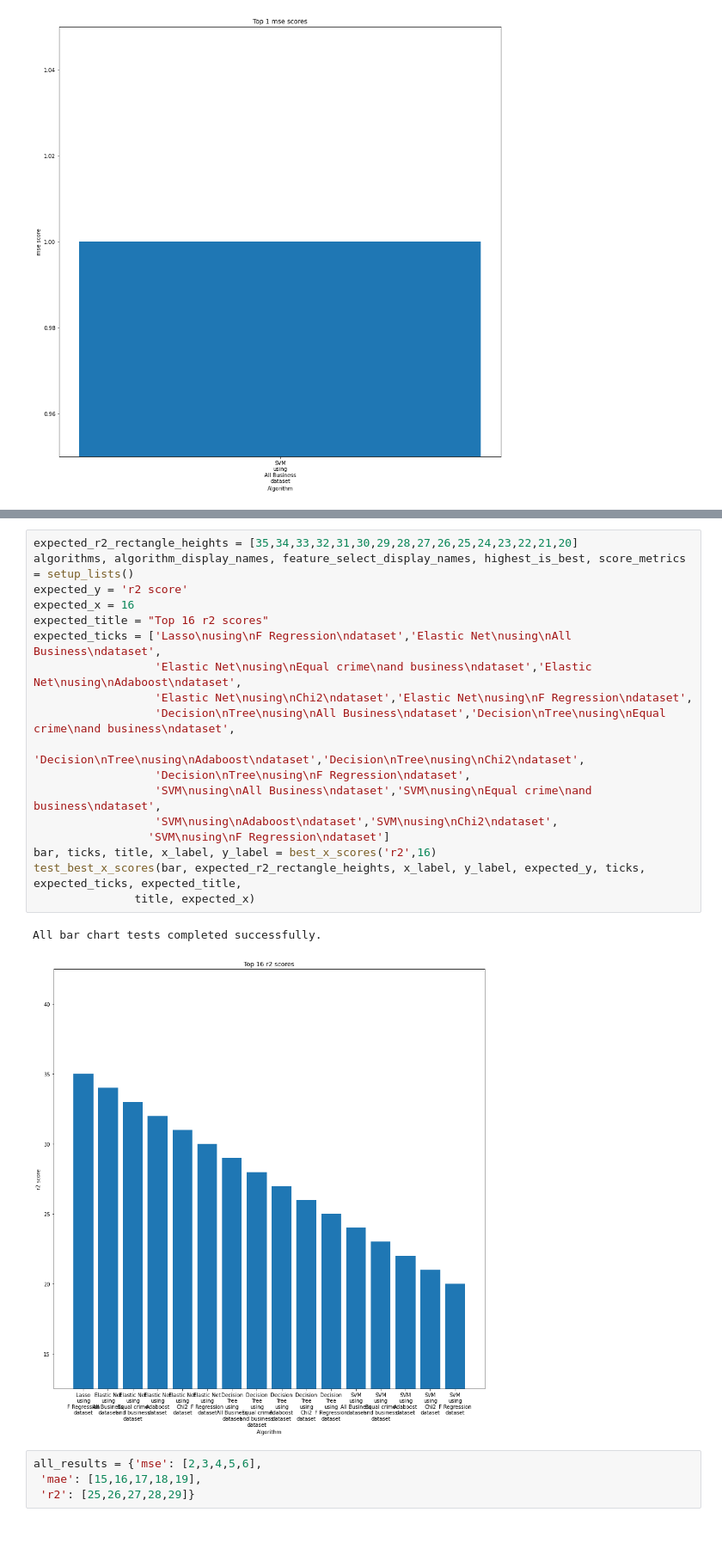
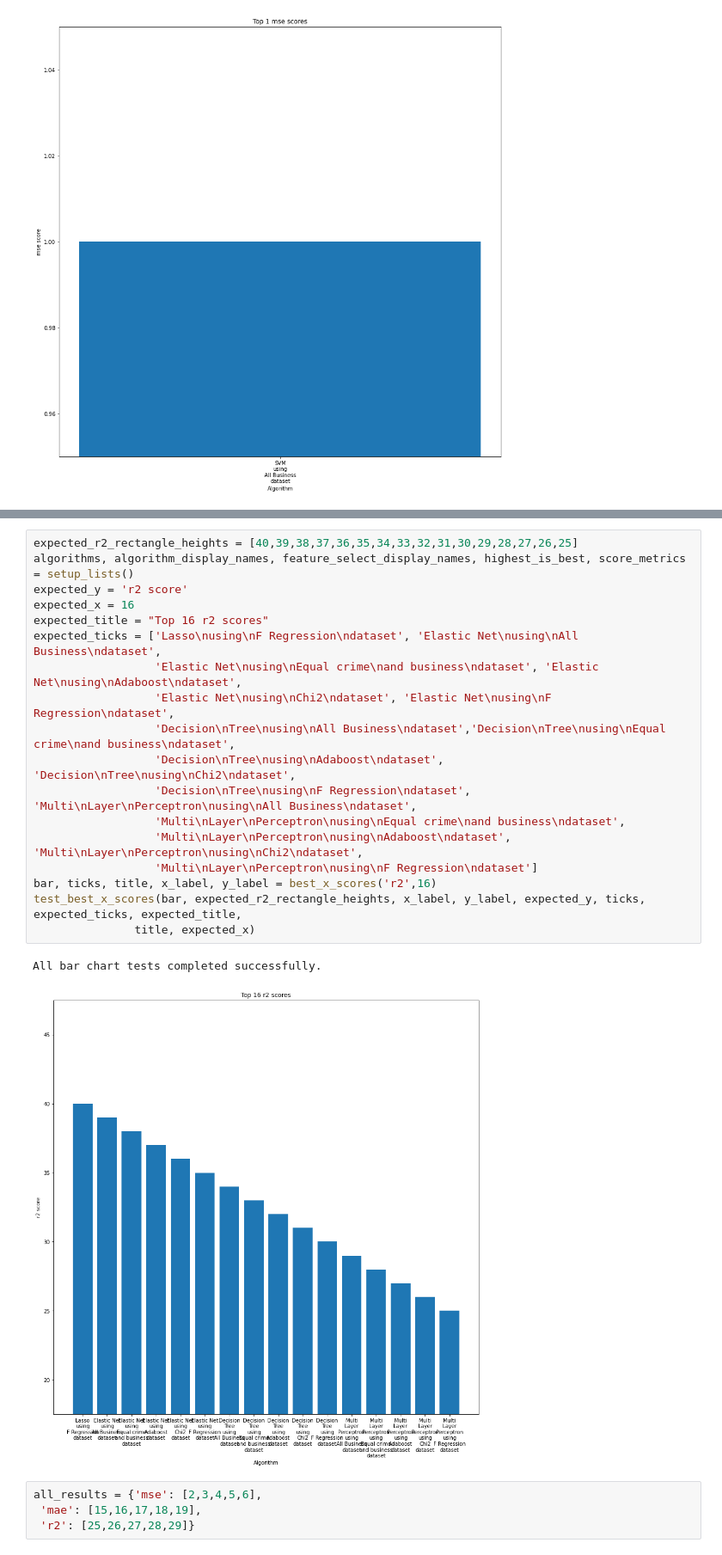
Before and after one commit to CBProgramming/CrimePrediction, a Jupyter notebook: 19 - Model evaluation.ipynb, the cells around one changed output, grey strips where cells are left out. Shown at 86% size. Cells and saved outputs as stored; diff of their text form.

```diff
--- a/19 - Model evaluation.ipynb
+++ b/19 - Model evaluation.ipynb
@@ -513,24 +526,24 @@ All bar chart tests completed successfully.
 # %%
-expected_r2_rectangle_heights = [35,34,33,32,31,30,29,28,27,26,25,24,23,22,21,20]
+expected_r2_rectangle_heights = [40,39,38,37,36,35,34,33,32,31,30,29,28,27,26,25]
 algorithms, algorithm_display_names, feature_select_display_names, highest_is_best, score_metrics = setup_lists()
 expected_y = 'r2 score'
 expected_x = 16
 expected_title = "Top 16 r2 scores"
-expected_ticks = ['Lasso\nusing\nF Regression\ndataset','Elastic Net\nusing\nAll Business\ndataset',
-                  'Elastic Net\nusing\nEqual crime\nand business\ndataset','Elastic Net\nusing\nAdaboost\ndataset',
-                  'Elastic Net\nusing\nChi2\ndataset','Elastic Net\nusing\nF Regression\ndataset',
+expected_ticks = ['Lasso\nusing\nF Regression\ndataset', 'Elastic Net\nusing\nAll Business\ndataset',
+                  'Elastic Net\nusing\nEqual crime\nand business\ndataset', 'Elastic Net\nusing\nAdaboost\ndataset',
+                  'Elastic Net\nusing\nChi2\ndataset', 'Elastic Net\nusing\nF Regression\ndataset',
                   'Decision\nTree\nusing\nAll Business\ndataset','Decision\nTree\nusing\nEqual crime\nand business\ndataset',
-                  'Decision\nTree\nusing\nAdaboost\ndataset','Decision\nTree\nusing\nChi2\ndataset',
-                  'Decision\nTree\nusing\nF Regression\ndataset',
-                  'SVM\nusing\nAll Business\ndataset','SVM\nusing\nEqual crime\nand business\ndataset',
-                  'SVM\nusing\nAdaboost\ndataset','SVM\nusing\nChi2\ndataset',
-                 'SVM\nusing\nF Regression\ndataset']
+                  'Decision\nTree\nusing\nAdaboost\ndataset', 'Decision\nTree\nusing\nChi2\ndataset',
+                  'Decision\nTree\nusing\nF Regression\ndataset', 'Multi\nLayer\nPerceptron\nusing\nAll Business\ndataset',
+                  'Multi\nLayer\nPerceptron\nusing\nEqual crime\nand business\ndataset',
+                  'Multi\nLayer\nPerceptron\nusing\nAdaboost\ndataset', 'Multi\nLayer\nPerceptron\nusing\nChi2\ndataset',
+                  'Multi\nLayer\nPerceptron\nusing\nF Regression\ndataset']
 bar, ticks, title, x_label, y_label = best_x_scores('r2',16)
 test_best_x_scores(bar, expected_r2_rectangle_heights, x_label, y_label, expected_y, ticks, expected_ticks, expected_title,
                title, expected_x)
 # %% [output]
 All bar chart tests completed successfully.
-[figure, old version]
+[figure, new version]
 # %%
 all_results = {'mse': [2,3,4,5,6],
  'mae': [15,16,17,18,19],
```
Also changed, not shown: parts of 23 cells of this notebook, 4 other files.
